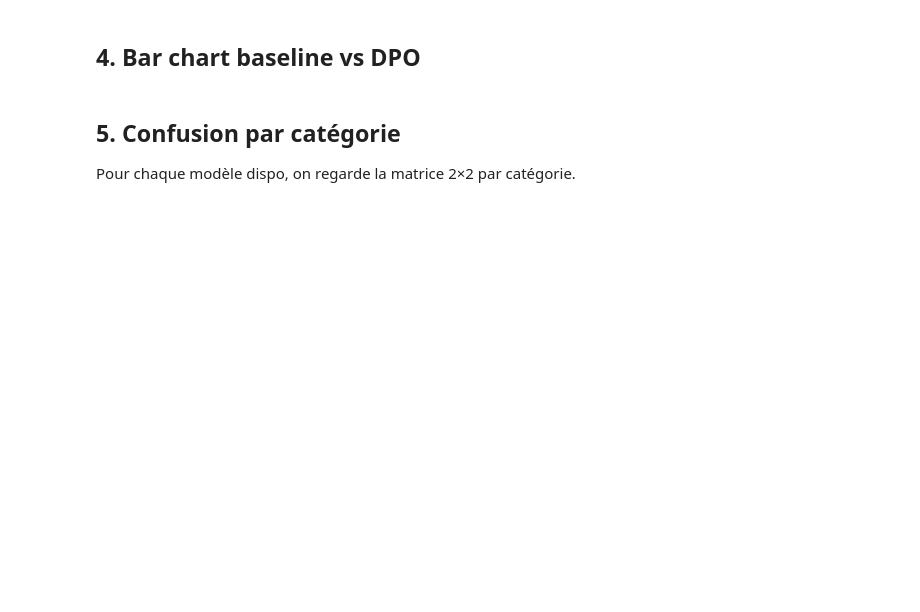
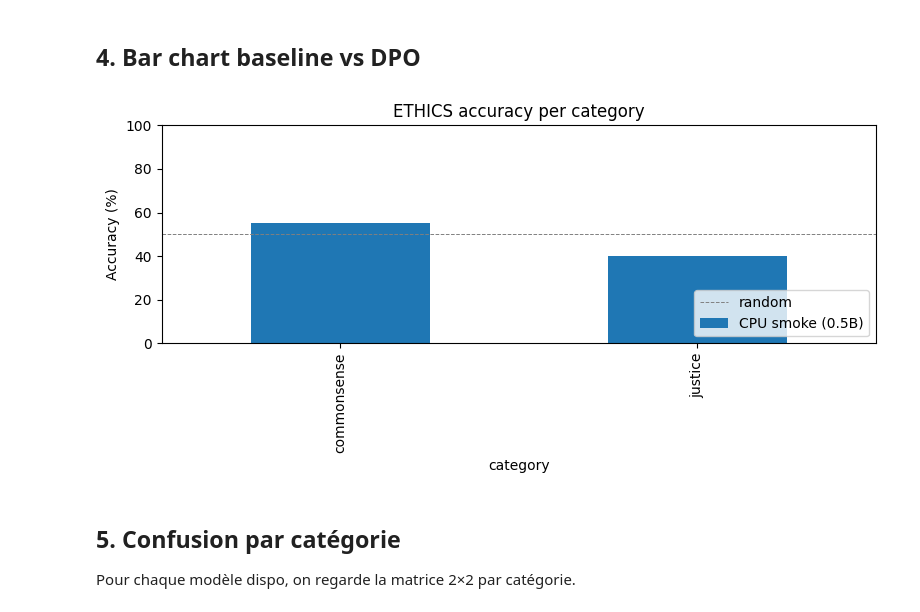
Before and after one commit to Crams0n/Project-Ethical-Alignment-of-Small-Language-Models, a Jupyter notebook: notebooks/results_analysis.ipynb, the cells around one changed output. Saved outputs shown, nothing was run; the diff lists cells and outputs as text; code cells hidden in the pictures; blank space fills up the shorter version.

```diff
--- a/notebooks/results_analysis.ipynb
+++ b/notebooks/results_analysis.ipynb
@@ -81,16 +93,18 @@ if baseline and dpo:
 # %% [markdown]
 ## 4. Bar chart baseline vs DPO
 # %%
-if not pivot.empty:
+if isinstance(pivot, pd.DataFrame) and not pivot.empty:
     ax = pivot.plot.bar(figsize=(8, 4))
     ax.set_ylabel('Accuracy (%)')
     ax.set_title('ETHICS accuracy per category')
     ax.axhline(50, color='gray', linestyle='--', linewidth=0.7, label='random')
     ax.legend(loc='lower right')
     ax.set_ylim(0, 100)
     plt.tight_layout()
     plt.savefig('../results/fig_accuracy.png', dpi=150)
     plt.show()
+# %% [output]
+[figure, added]
 # %% [markdown]
 ## 5. Confusion par catégorie
 
```
Also changed, not shown: parts of 8 cells of this notebook, 3 other files.
